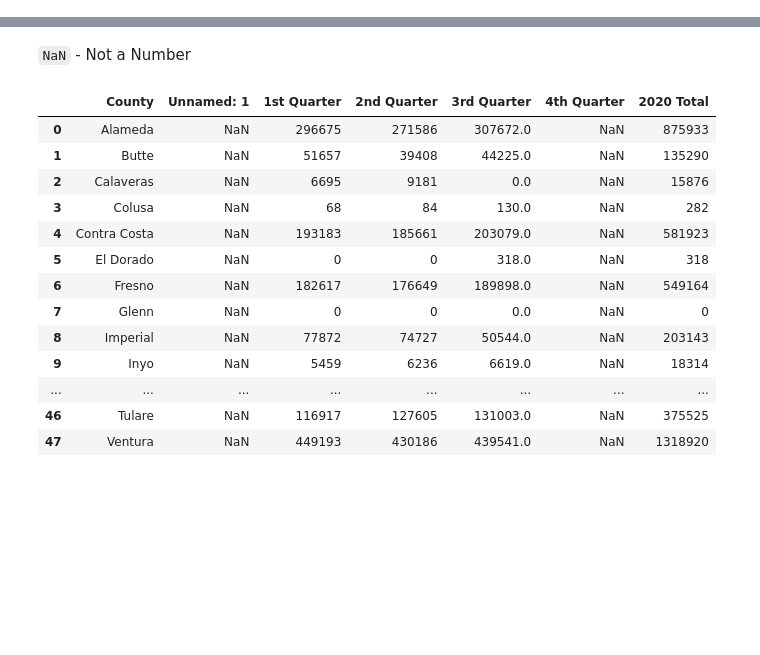
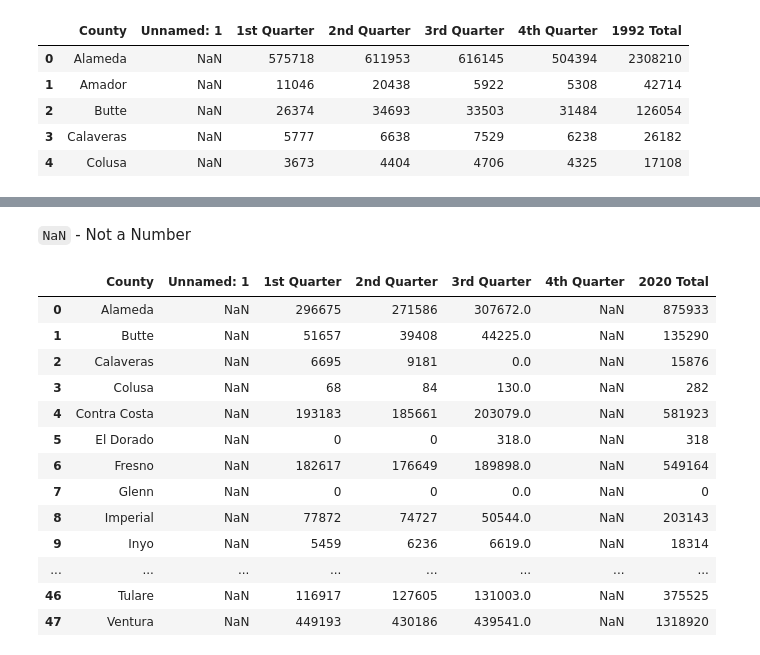
Before and after one commit to mengyuan616/alameda-waste-data, a Jupyter notebook: explore 2020 tonnage report.ipynb, the cells around one changed output, grey strips where cells are left out. Drawn from its saved outputs; the diff is of its cells as text; code cells hidden in the pictures; blank space fills up the shorter version.

```diff
--- a/explore 2020 tonnage report.ipynb
+++ b/explore 2020 tonnage report.ipynb
@@ -2,0 +52,9 @@ import pandas as pd
+# %%
+reports[2].head()
+# %% [output]
+|  | County | Unnamed: 1 | 1st Quarter | 2nd Quarter | 3rd Quarter | 4th Quarter | 1992 Total |
+| 0 | Alameda | NaN | 575718 | 611953 | 616145 | 504394 | 2308210 |
+| 1 | Amador | NaN | 11046 | 20438 | 5922 | 5308 | 42714 |
+| 2 | Butte | NaN | 26374 | 34693 | 33503 | 31484 | 126054 |
+| 3 | Calaveras | NaN | 5777 | 6638 | 7529 | 6238 | 26182 |
+| 4 | Colusa | NaN | 3673 | 4404 | 4706 | 4325 | 17108 |
```
Also changed, not shown: parts of 7 cells of this notebook, 1 other file.
